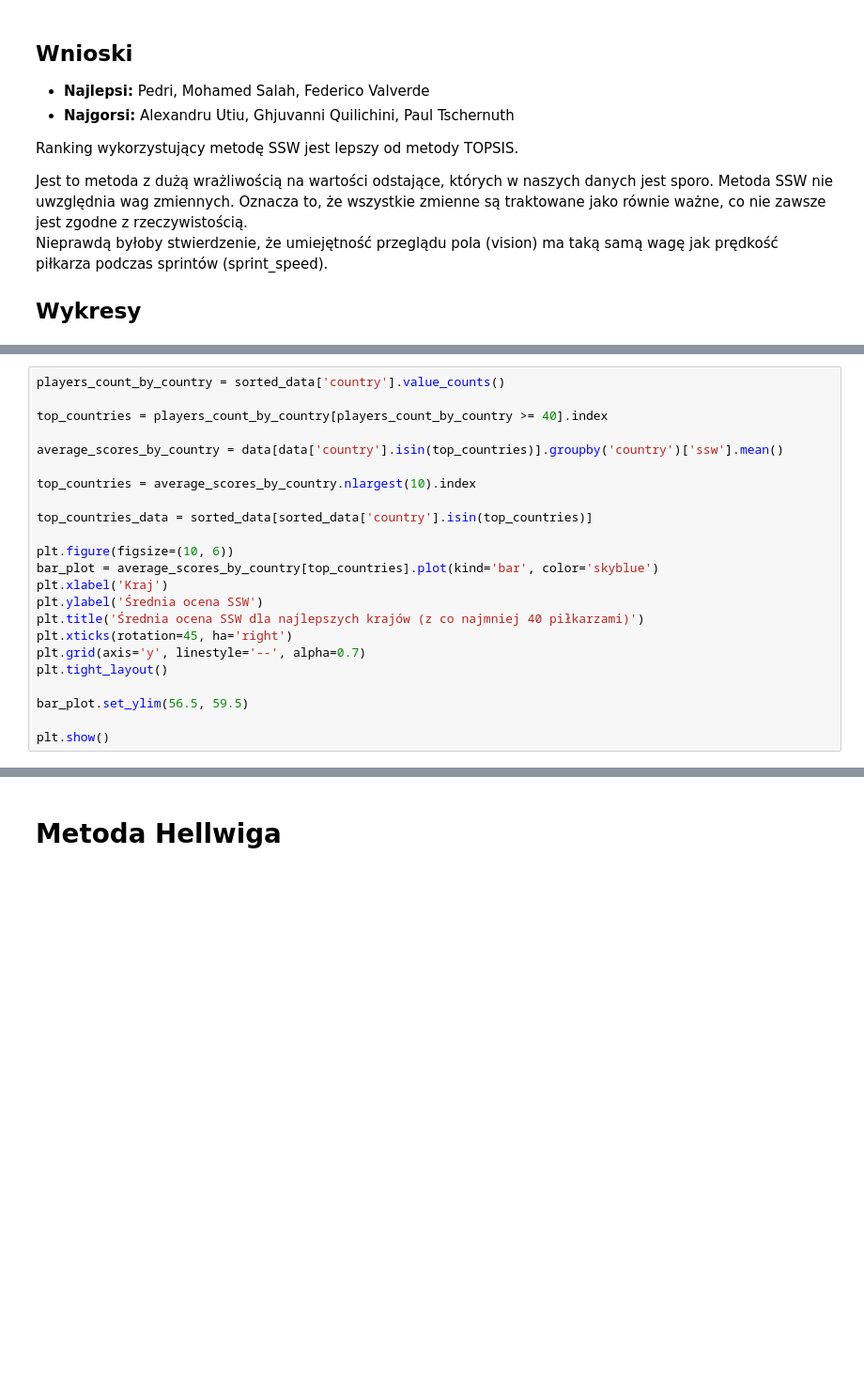
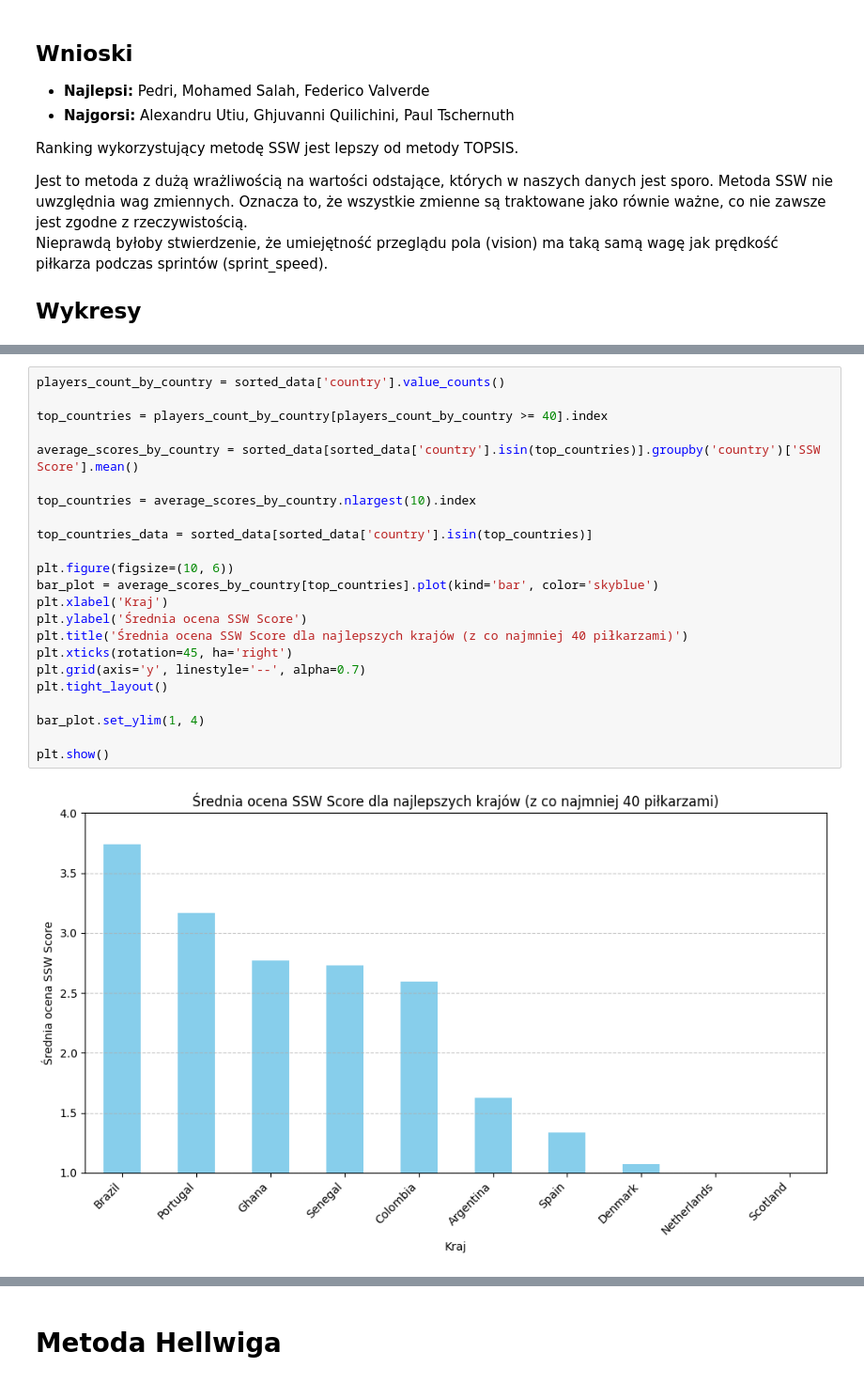
Before and after one commit to izabelakolodziejska/Fifa_players_analysis, a Jupyter notebook: fifa_analysys.ipynb, the cells around one changed output, grey strips where cells are left out. Shown at 94% size. Saved outputs shown, nothing was run; the diff lists cells and outputs as text; blank space fills up the shorter version.

```diff
--- a/fifa_analysys.ipynb
+++ b/fifa_analysys.ipynb
@@ -498,24 +530,26 @@ plt.show()
 # %%
 players_count_by_country = sorted_data['country'].value_counts()
 
 top_countries = players_count_by_country[players_count_by_country >= 40].index
 
-average_scores_by_country = data[data['country'].isin(top_countries)].groupby('country')['ssw'].mean()
+average_scores_by_country = sorted_data[sorted_data['country'].isin(top_countries)].groupby('country')['SSW Score'].mean()
 
 top_countries = average_scores_by_country.nlargest(10).index
 
 top_countries_data = sorted_data[sorted_data['country'].isin(top_countries)]
 
 plt.figure(figsize=(10, 6))
 bar_plot = average_scores_by_country[top_countries].plot(kind='bar', color='skyblue')
 plt.xlabel('Kraj')
-plt.ylabel('Średnia ocena SSW')
-plt.title('Średnia ocena SSW dla najlepszych krajów (z co najmniej 40 piłkarzami)')
+plt.ylabel('Średnia ocena SSW Score')
+plt.title('Średnia ocena SSW Score dla najlepszych krajów (z co najmniej 40 piłkarzami)')
 plt.xticks(rotation=45, ha='right')
 plt.grid(axis='y', linestyle='--', alpha=0.7)
 plt.tight_layout()
 
-bar_plot.set_ylim(56.5, 59.5)
+bar_plot.set_ylim(1, 4)
 
 plt.show()
+# %% [output]
+[figure, added]
 # %%
```
Also changed, not shown: parts of 7 cells of this notebook, 1 other file.
